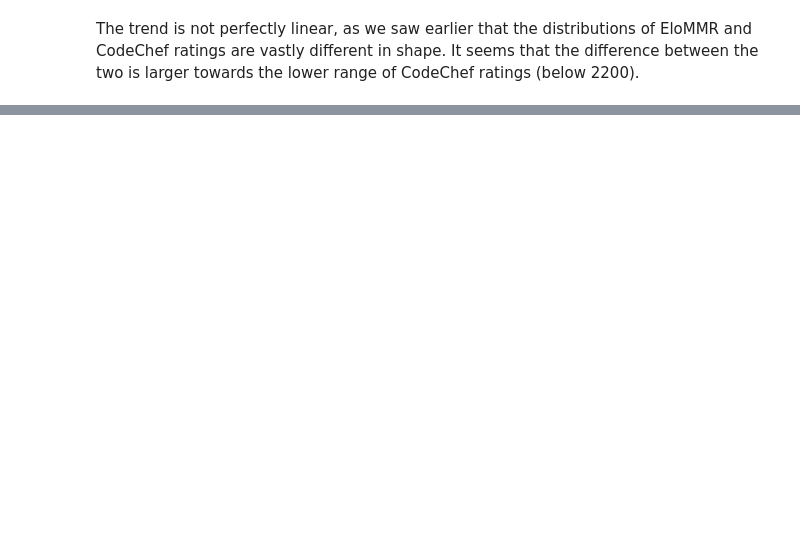
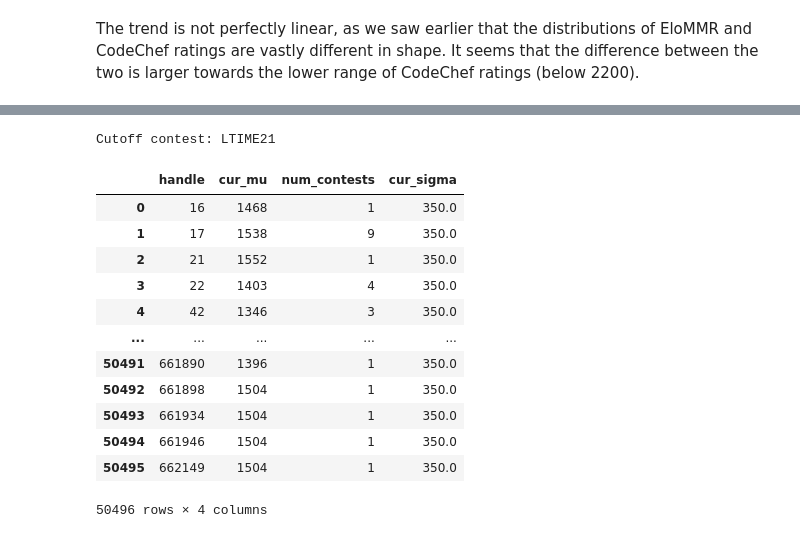
Before and after one commit to EbTech/Elo-MMR, a Jupyter notebook: scripts/notebooks/codechef-experiments.ipynb, the cells around one changed output, grey strips where cells are left out. Drawn from its saved outputs; the diff is of its cells as text; code cells hidden in the pictures; blank space fills up the shorter version.

```diff
--- a/scripts/notebooks/codechef-experiments.ipynb
+++ b/scripts/notebooks/codechef-experiments.ipynb
@@ -293,0 +352,47 @@ The trend is not perfectly linear, as we saw earlier that the distributions of E
+# %%
+import time
+import datetime
+
+# Determine closest contest a year ago from today
+ts = time.mktime(datetime.datetime.strptime("25/04/2022", "%d/%m/%Y").timetuple()) - 31557600
+
+# Figure out which CodeChef contest this is
+sid = 0
+for i, contest in enumerate(checkpoint_contests):
+    if name_to_time[contest] > ts:
+        sid = i-1
+        break
+
+# Augment codechef rating with number of contests
+print('Cutoff contest:', id_to_name[sid])
+# This is our nearest stored checkpoint
+sid += 1
+
+contest = id_to_name[sid]
+codechef_rank = pd.read_csv(f'{codechef_dir}/{contest}.csv')
+num_contest_csv = pd.read_csv(f'{elommr_dir}/{contest}_numcontests.csv')
+
+merged = pd.merge(codechef_rank, num_contest_csv)
+merged = merged.drop(merged.columns[2], axis=1)
+merged['username'] = merged['username'].apply(lambda x: userid_map[x])
+merged['cur_sigma'] = 350.
+merged = merged.rename(columns={'username': 'handle', 'ratings': 'cur_mu'})
+display(merged)
+
+# Save this as the initial condition
+merged.to_csv(f'/home/work_space/elommr-data/cc_init_condition-{contest}-{sid}.csv', index=False)
+# %% [output]
+Cutoff contest: LTIME21
+|  | handle | cur_mu | num_contests | cur_sigma |
+| 0 | 16 | 1468 | 1 | 350.0 |
+| 1 | 17 | 1538 | 9 | 350.0 |
+| 2 | 21 | 1552 | 1 | 350.0 |
+| 3 | 22 | 1403 | 4 | 350.0 |
+| 4 | 42 | 1346 | 3 | 350.0 |
+| ... | ... | ... | ... | ... |
+| 50491 | 661890 | 1396 | 1 | 350.0 |
+| 50492 | 661898 | 1504 | 1 | 350.0 |
+| 50493 | 661934 | 1504 | 1 | 350.0 |
+| 50494 | 661946 | 1504 | 1 | 350.0 |
+| 50495 | 662149 | 1504 | 1 | 350.0 |
+50496 rows × 4 columns
```
Also changed, not shown: parts of 12 cells of this notebook, 1 other file.
